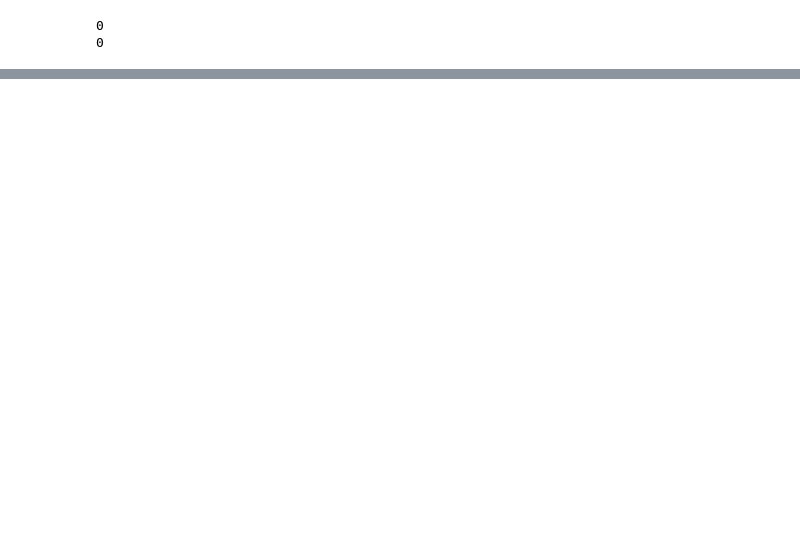
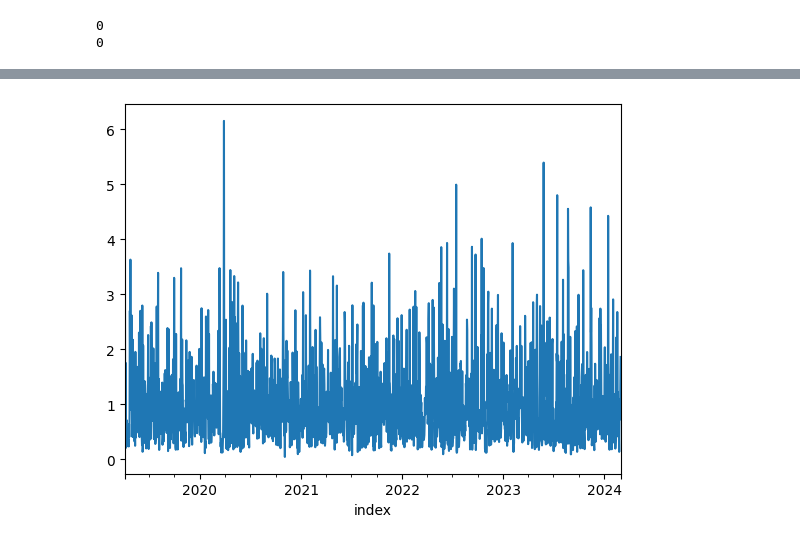
Before and after one commit to Zeegeuze/revive-it, a Jupyter notebook: notebooks/test_wouter.ipynb, the cells around one changed output, grey strips where cells are left out. Cells and saved outputs as stored; diff of their text form; code cells hidden in the pictures; blank space fills up the shorter version.

```diff
--- a/notebooks/test_wouter.ipynb
+++ b/notebooks/test_wouter.ipynb
@@ -427,0 +445,19 @@ NameError: name 'result_mul' is not defined
+# %%
+# Use rolling mean to smooth our data (decompose uses a filter for trend)
+full_df["trend"] = full_df["NoX"].rolling(12).mean()
+full_df["trend"].fillna(method='bfill', inplace=True)
+
+# Divide our original 'value' by the monthly mean
+full_df["trend_stripped"] = full_df["NoX"] / full_df["trend"]
+
+# Group the remainder by month and take the mean for each month
+monthly_means = full_df.groupby(full_df.index.month)[["trend_stripped"]].mean().reset_index()
+monthly_means.columns = ["month", "monthly_value"]
+
+# Add these values back onto our original DataFrame
+full_df["month"] = full_df.index.month
+joined = full_df.reset_index().merge(monthly_means, on = "month")
+
+# Divide our values one more time by our monthly component
+joined["residuals"] = joined["trend_stripped"] / joined["monthly_value"]
+joined.set_index("index", inplace = True)
@@ -427,0 +471,4 @@ NameError: name 'result_mul' is not defined
+# %%
+joined["residuals"].plot();
+# %% [output]
+[figure, added]
```
Also changed, not shown: parts of 58 cells of this notebook, 1 other file.
